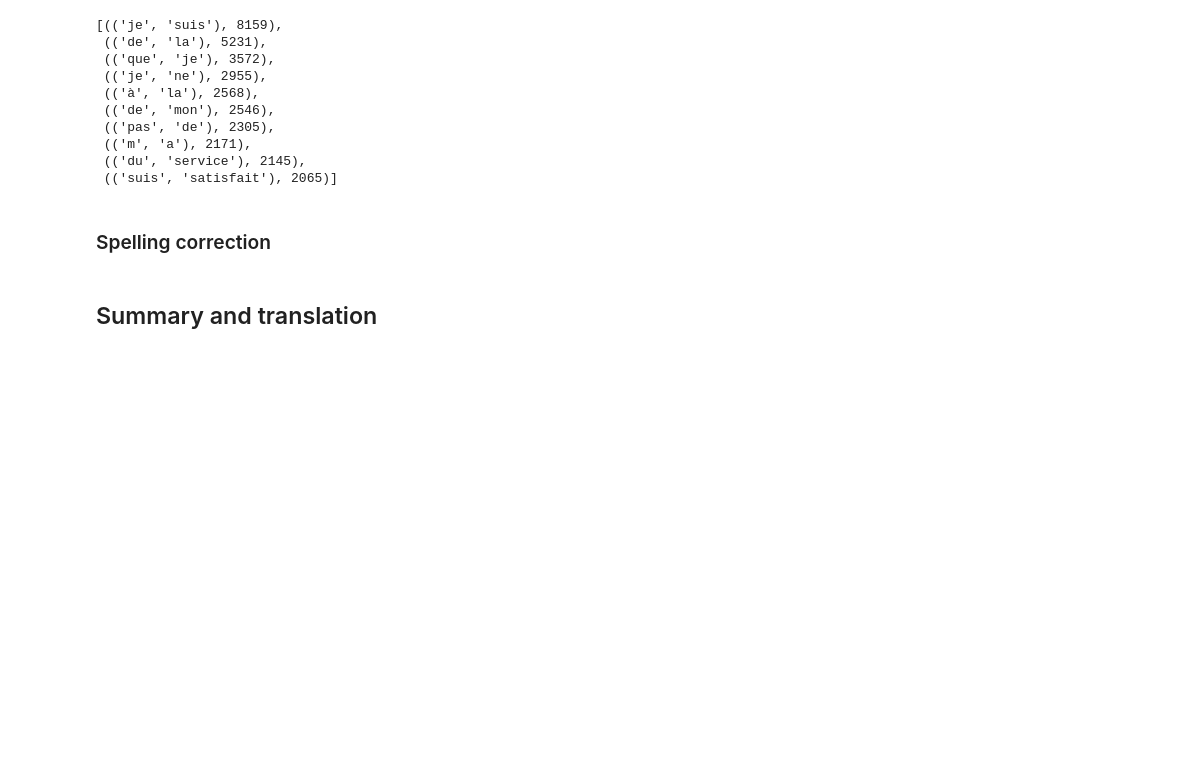
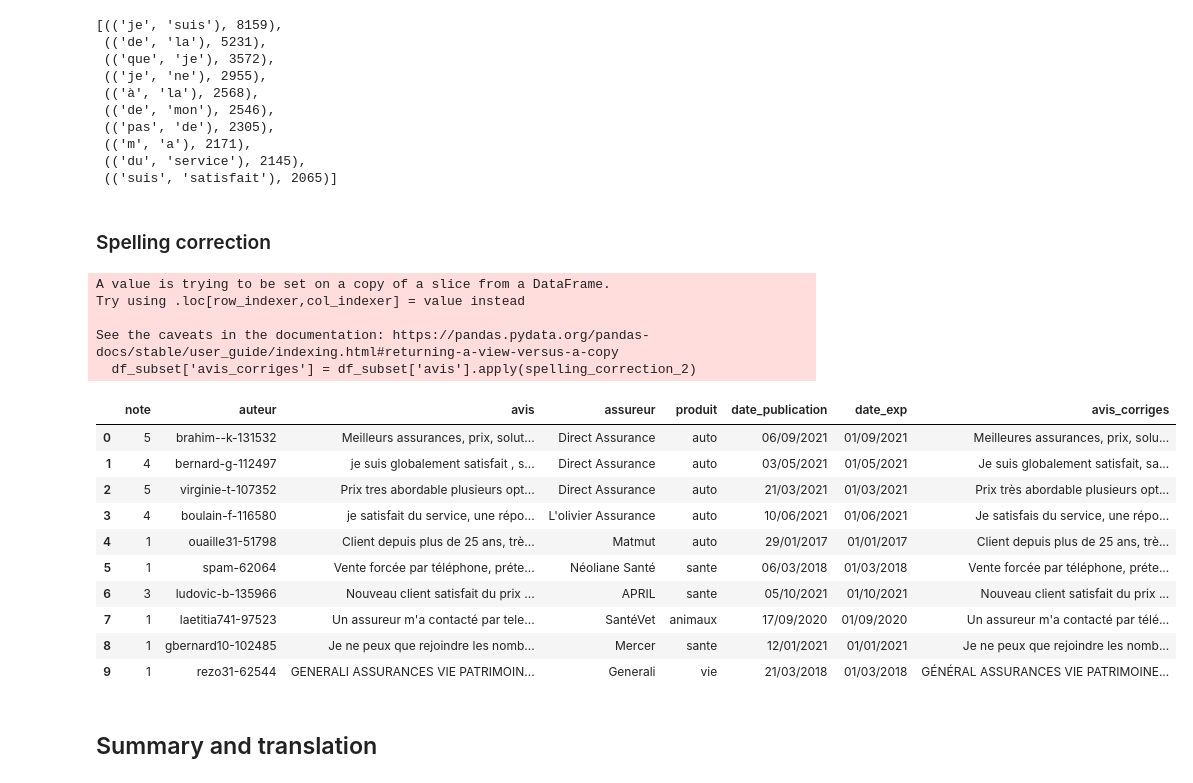
Before and after one commit to lucasartaud/Machine_Learning_for_NLP_Project2, a Jupyter notebook: Artaud_Sivasubramaniam_DIA1_project2.ipynb, the cells around one changed output. Cells and saved outputs as stored; diff of their text form; code cells hidden in the pictures; blank space fills up the shorter version.

```diff
--- a/Artaud_Sivasubramaniam_DIA1_project2.ipynb
+++ b/Artaud_Sivasubramaniam_DIA1_project2.ipynb
@@ -245,2 +245,22 @@ spelling_correction(df.iloc[3]['avis'])
+# %%
+df_subset['avis_corriges'] = df_subset['avis'].apply(spelling_correction_2)
+df_subset
+# %% [output]
+A value is trying to be set on a copy of a slice from a DataFrame.
+Try using .loc[row_indexer,col_indexer] = value instead
+
+See the caveats in the documentation: https://pandas.pydata.org/pandas-docs/stable/user_guide/indexing.html#returning-a-view-versus-a-copy
+  df_subset['avis_corriges'] = df_subset['avis'].apply(spelling_correction_2)
+|  | note | auteur | avis | assureur | produit | date_publication | date_exp | avis_corriges |
+| 0 | 5 | brahim--k-131532 | Meilleurs assurances, prix, solut... | Direct Assurance | auto | 06/09/2021 | 01/09/2021 | Meilleures assurances, prix, solu... |
+| 1 | 4 | bernard-g-112497 | je suis globalement satisfait , s... | Direct Assurance | auto | 03/05/2021 | 01/05/2021 | Je suis globalement satisfait, sa... |
+| 2 | 5 | virginie-t-107352 | Prix tres abordable plusieurs opt... | Direct Assurance | auto | 21/03/2021 | 01/03/2021 | Prix très abordable plusieurs opt... |
+| 3 | 4 | boulain-f-116580 | je satisfait du service, une répo... | L'olivier Assurance | auto | 10/06/2021 | 01/06/2021 | Je satisfais du service, une répo... |
+| 4 | 1 | ouaille31-51798 | Client depuis plus de 25 ans, trè... | Matmut | auto | 29/01/2017 | 01/01/2017 | Client depuis plus de 25 ans, trè... |
+| 5 | 1 | spam-62064 | Vente forcée par téléphone, préte... | Néoliane Santé | sante | 06/03/2018 | 01/03/2018 | Vente forcée par téléphone, préte... |
+| 6 | 3 | ludovic-b-135966 | Nouveau client satisfait du prix ... | APRIL | sante | 05/10/2021 | 01/10/2021 | Nouveau client satisfait du prix ... |
+| 7 | 1 | laetitia741-97523 | Un assureur m'a contacté par tele... | SantéVet | animaux | 17/09/2020 | 01/09/2020 | Un assureur m'a contacté par télé... |
+| 8 | 1 | gbernard10-102485 | Je ne peux que rejoindre les nomb... | Mercer | sante | 12/01/2021 | 01/01/2021 | Je ne peux que rejoindre les nomb... |
+| 9 | 1 | rezo31-62544 | GENERALI ASSURANCES VIE PATRIMOIN... | Generali | vie | 21/03/2018 | 01/03/2018 | GÉNÉRAL ASSURANCES VIE PATRIMOINE... |
 # %% [markdown]
 ## Summary and translation
```
Also changed, not shown: parts of 20 cells of this notebook.
